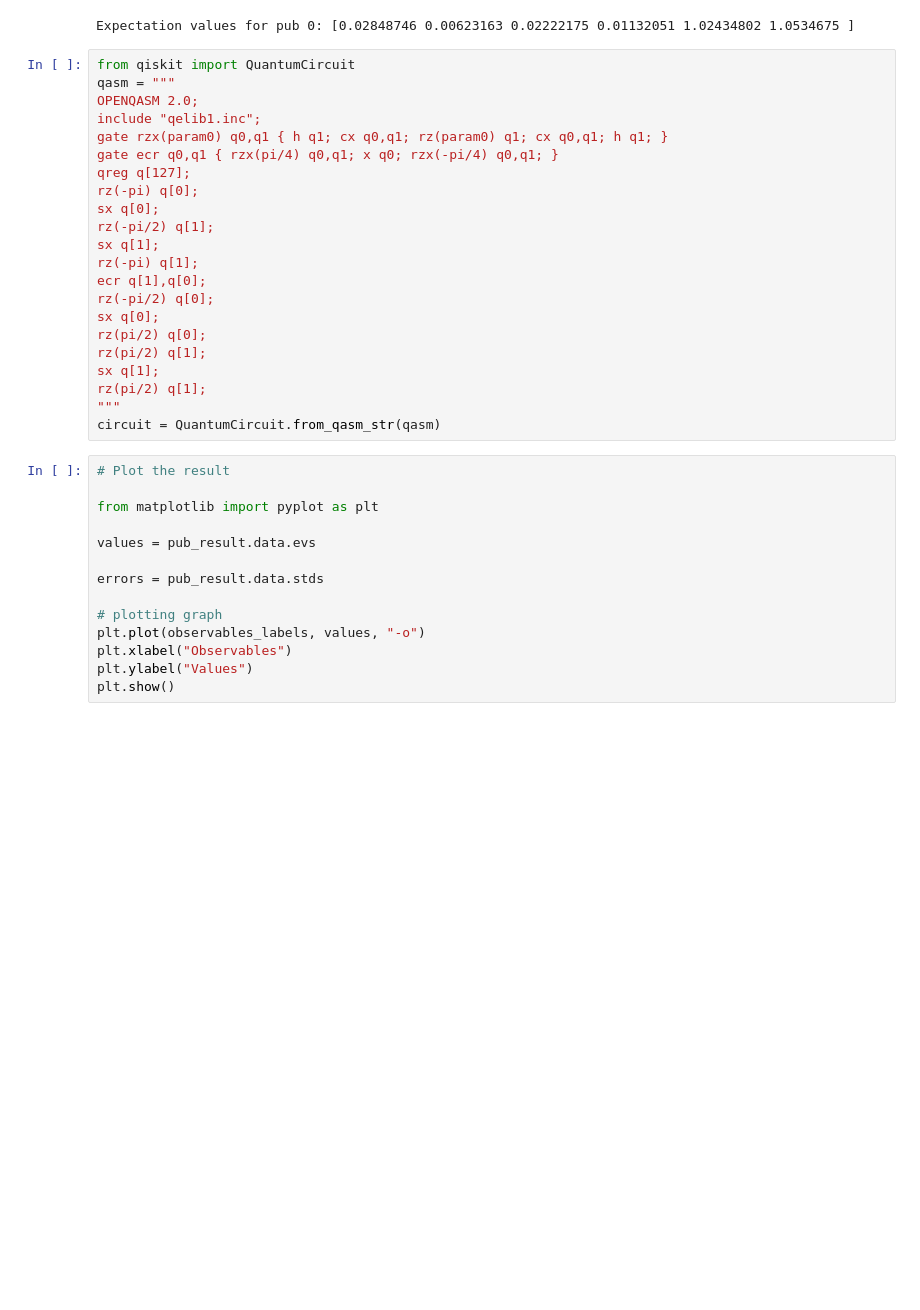
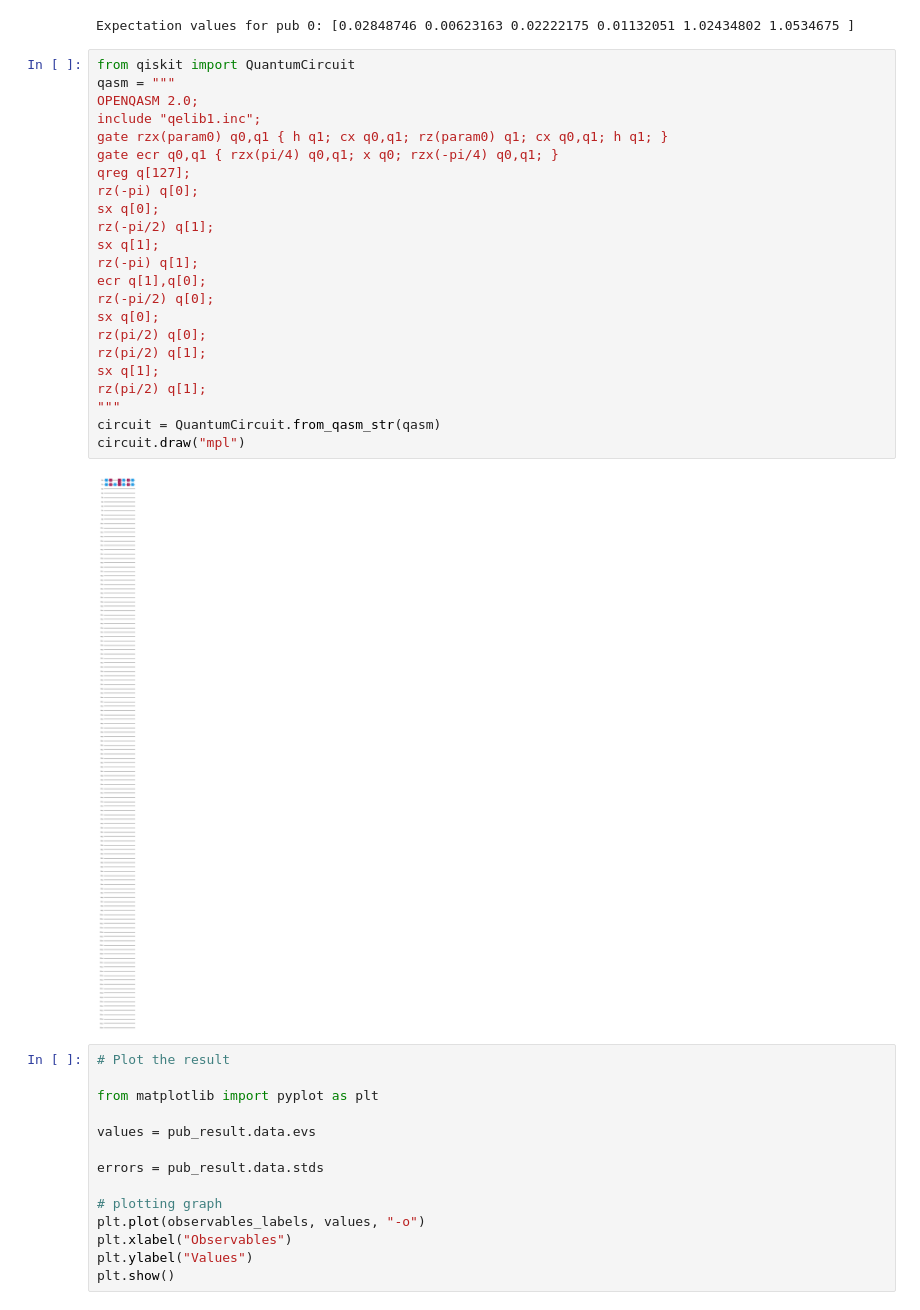
Before and after one commit to pfaustLouKy/cse696, a Jupyter notebook: quantum1.ipynb, the cells around one changed output. Drawn from its saved outputs; the diff is of its cells as text; blank space fills up the shorter version.

```diff
--- a/quantum1.ipynb
+++ b/quantum1.ipynb
@@ -90,25 +90,28 @@ Expectation values for pub 0: [0.02848746 0.00623163 0.02222175 0.01132051 1.024
 # %%
 from qiskit import QuantumCircuit
 qasm = """
 OPENQASM 2.0;
 include "qelib1.inc";
 gate rzx(param0) q0,q1 { h q1; cx q0,q1; rz(param0) q1; cx q0,q1; h q1; }
 gate ecr q0,q1 { rzx(pi/4) q0,q1; x q0; rzx(-pi/4) q0,q1; }
 qreg q[127];
 rz(-pi) q[0];
 sx q[0];
 rz(-pi/2) q[1];
 sx q[1];
 rz(-pi) q[1];
 ecr q[1],q[0];
 rz(-pi/2) q[0];
 sx q[0];
 rz(pi/2) q[0];
 rz(pi/2) q[1];
 sx q[1];
 rz(pi/2) q[1];
 """
 circuit = QuantumCircuit.from_qasm_str(qasm)
+circuit.draw("mpl")
+# %% [output]
+[figure, added]
 # %%
 # Plot the result
 
```
Also changed, not shown: 2 other files.
